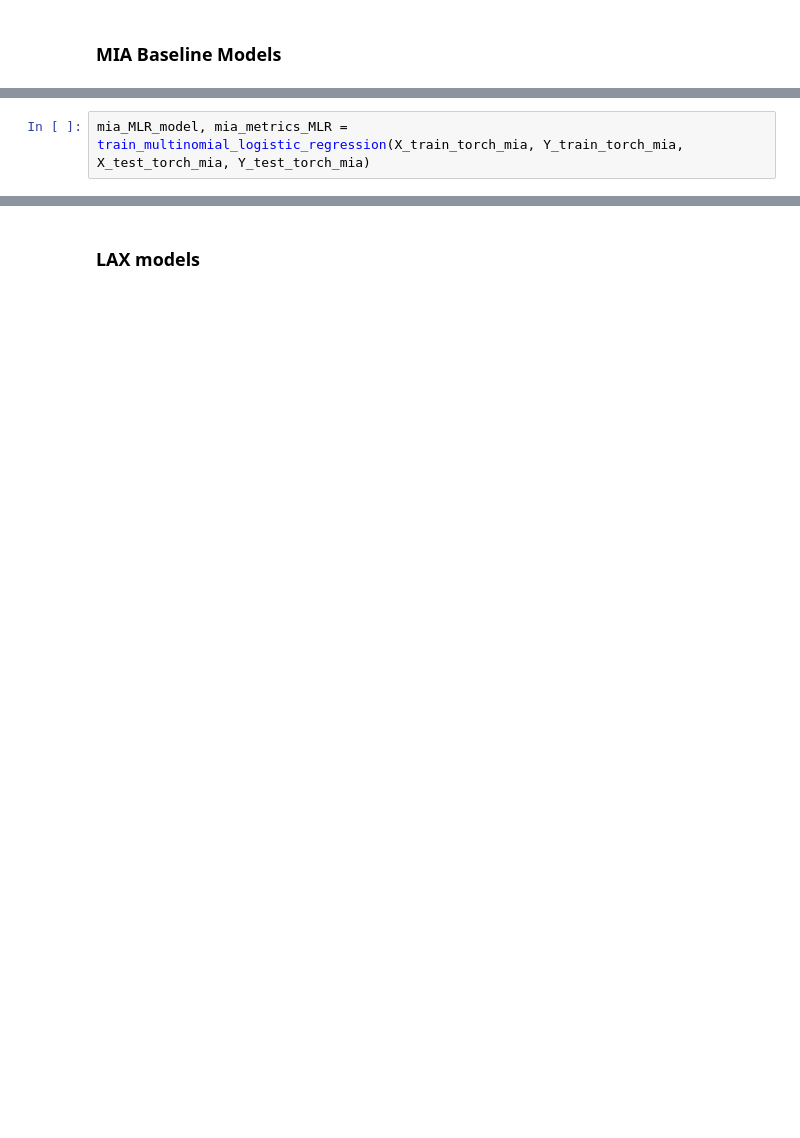
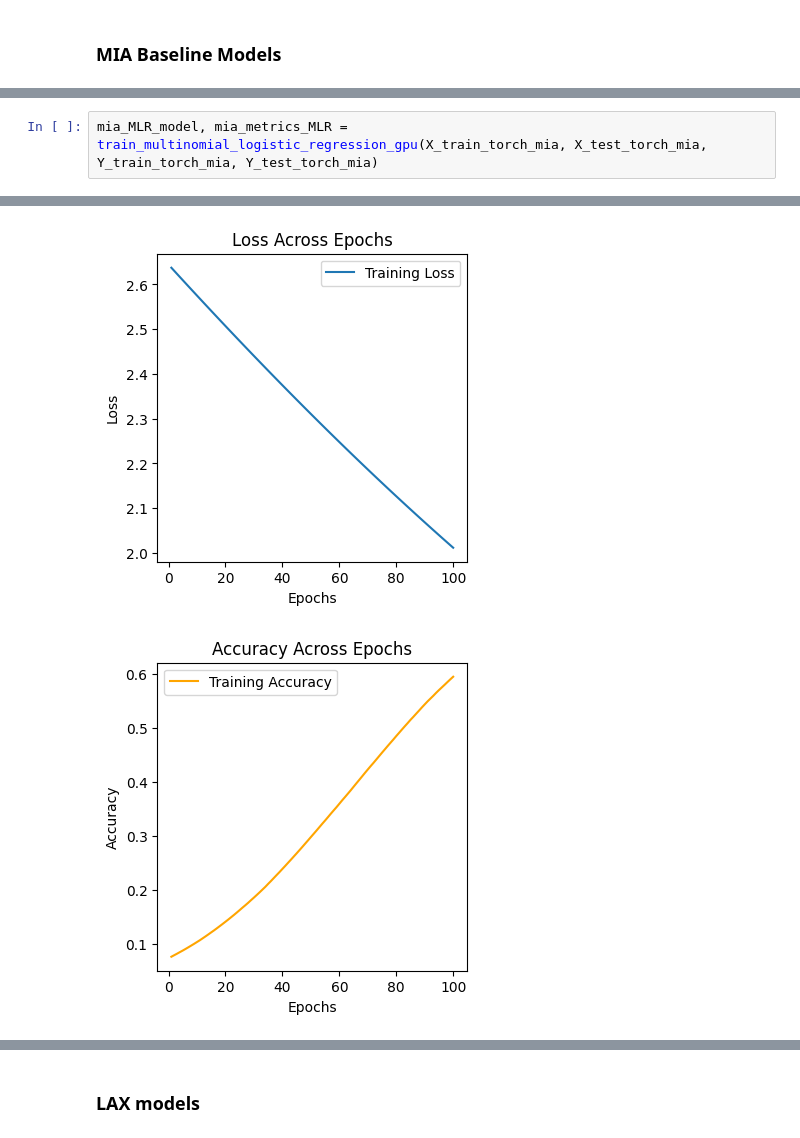
Before and after one commit to craigmiller24/MLP_Project, a Jupyter notebook: Baseline_GPU.ipynb, the cells around one changed output, grey strips where cells are left out. Drawn from its saved outputs; the diff is of its cells as text; blank space fills up the shorter version.

```diff
--- a/Baseline_GPU.ipynb
+++ b/Baseline_GPU.ipynb
@@ -45,2 +83,3 @@ AttributeError: 'numpy.ndarray' object has no attribute 'toarray'
 # %%
-mia_MLR_model, mia_metrics_MLR = train_multinomial_logistic_regression(X_train_torch_mia, Y_train_torch_mia, X_test_torch_mia, Y_test_torch_mia)
+mia_MLR_model, mia_metrics_MLR = train_multinomial_logistic_regression_gpu(X_train_torch_mia, X_test_torch_mia, Y_train_torch_mia, Y_test_torch_mia)
+# %% [output]
@@ -47 +103,3 @@ mia_MLR_model, mia_metrics_MLR = train_multinomial_logistic_regression(X_train_t
+[figure, added]
+[figure, added]
 # %%
```
Also changed, not shown: parts of 23 cells of this notebook, 7 other files.
